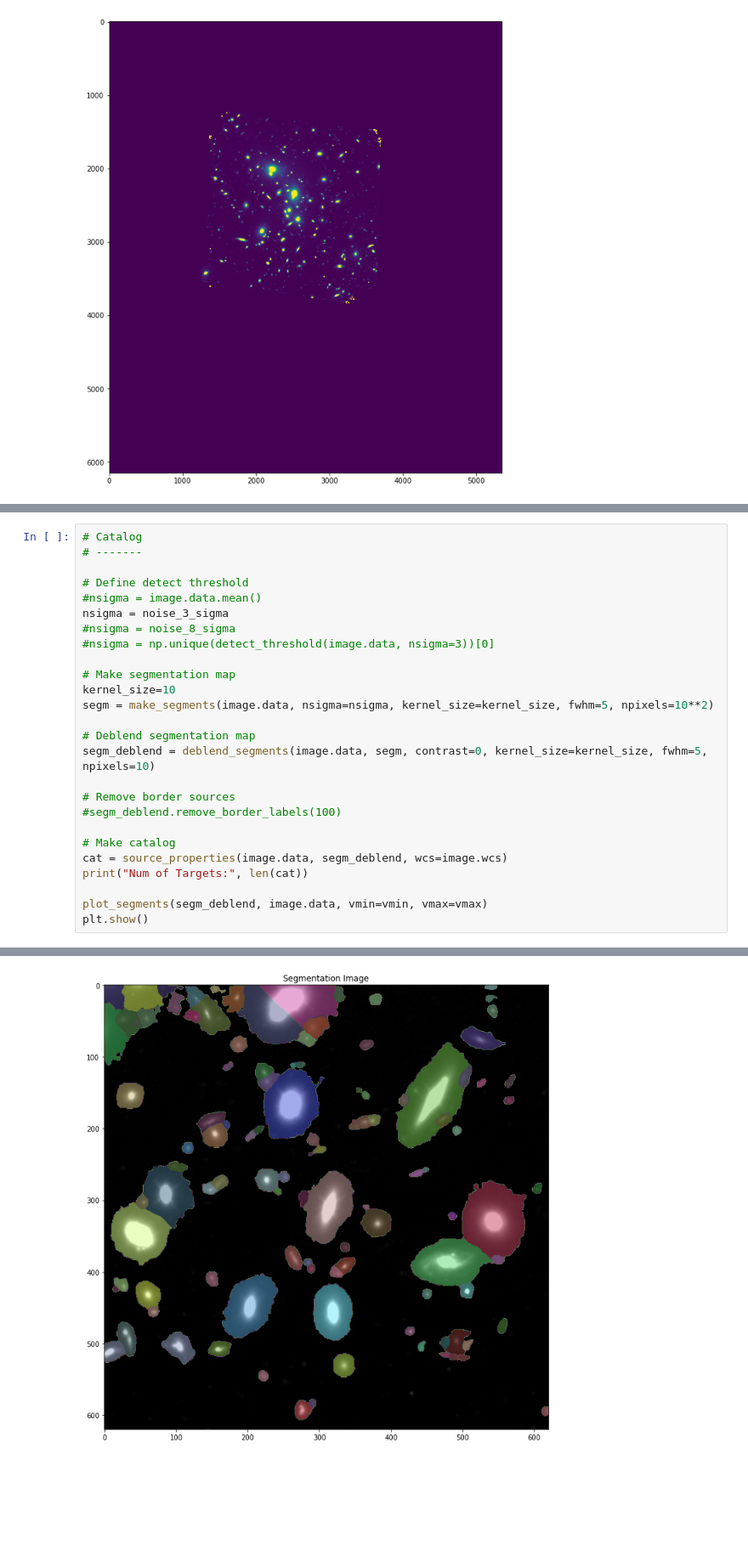
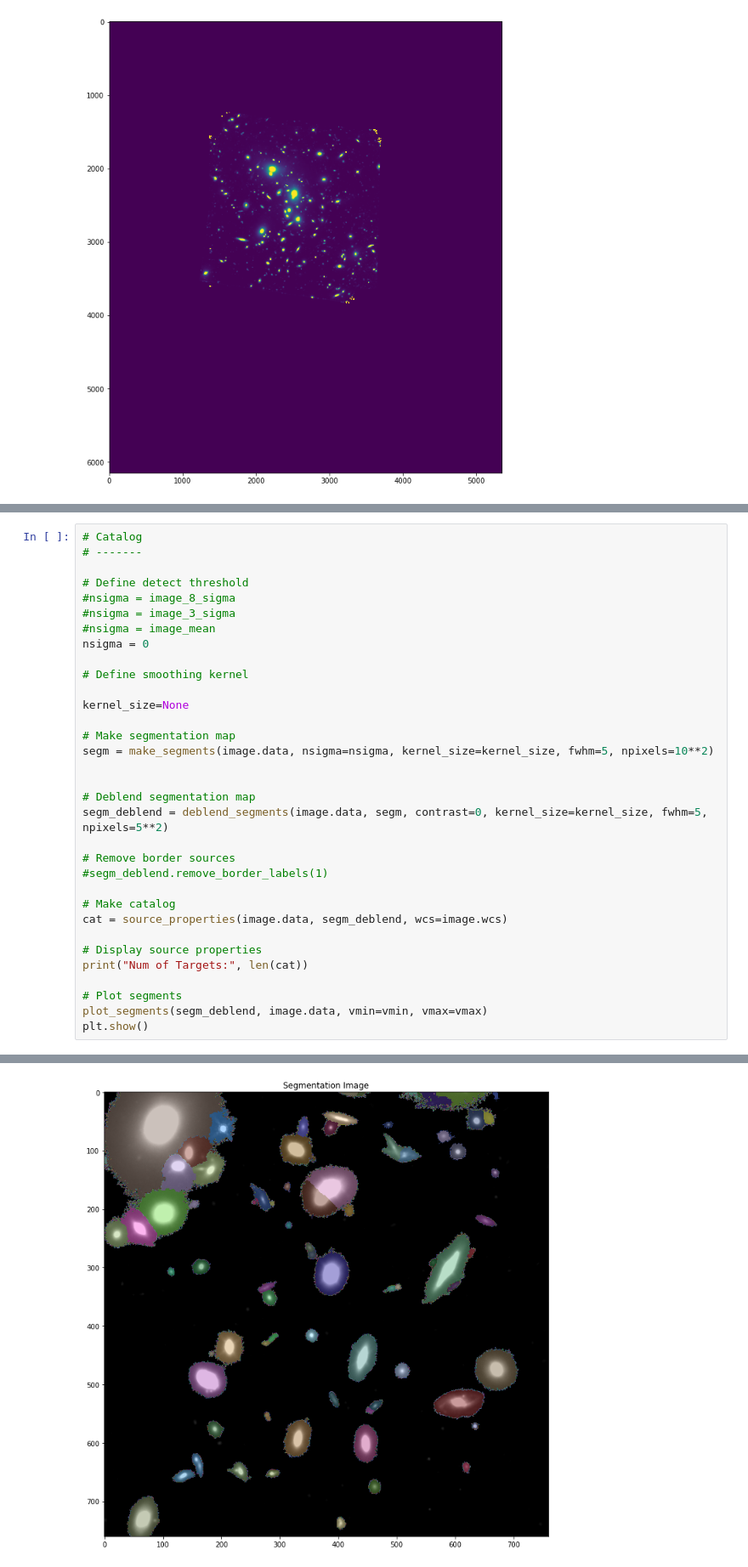
Before and after one commit to crawfordsm/lcbg, a Jupyter notebook: notebooks/find_lcbgs/petrosian_radius.ipynb, the cells around one changed output, grey strips where cells are left out. Shown at 85% size. Cells and saved outputs as stored; diff of their text form; blank space fills up the shorter version.

```diff
--- a/notebooks/find_lcbgs/petrosian_radius.ipynb
+++ b/notebooks/find_lcbgs/petrosian_radius.ipynb
@@ -117,25 +136,32 @@ plt.imshow(image.data, vmin=vmin, vmax=vmax)
 # -------
 
 # Define detect threshold
-#nsigma = image.data.mean()
-nsigma = noise_3_sigma
-#nsigma = noise_8_sigma
-#nsigma = np.unique(detect_threshold(image.data, nsigma=3))[0]
+#nsigma = image_8_sigma
+#nsigma = image_3_sigma
+#nsigma = image_mean
+nsigma = 0
+
+# Define smoothing kernel
+
+kernel_size=None
 
 # Make segmentation map
-kernel_size=10
 segm = make_segments(image.data, nsigma=nsigma, kernel_size=kernel_size, fwhm=5, npixels=10**2)
 
+
 # Deblend segmentation map
-segm_deblend = deblend_segments(image.data, segm, contrast=0, kernel_size=kernel_size, fwhm=5, npixels=10)
+segm_deblend = deblend_segments(image.data, segm, contrast=0, kernel_size=kernel_size, fwhm=5, npixels=5**2)
 
 # Remove border sources
-#segm_deblend.remove_border_labels(100)
+#segm_deblend.remove_border_labels(1)
 
 # Make catalog
 cat = source_properties(image.data, segm_deblend, wcs=image.wcs)
+
+# Display source properties
 print("Num of Targets:", len(cat))
 
+# Plot segments
 plot_segments(segm_deblend, image.data, vmin=vmin, vmax=vmax)
 plt.show()
 # %% [output]
@@ -143,4 +169,4 @@ Num of Targets: 105
-[figure, old version]
+[figure, new version]
 # %%
 # Test out masked_segm_image
 def slider(x):
```
Also changed, not shown: parts of 37 cells of this notebook, 5 other files.
